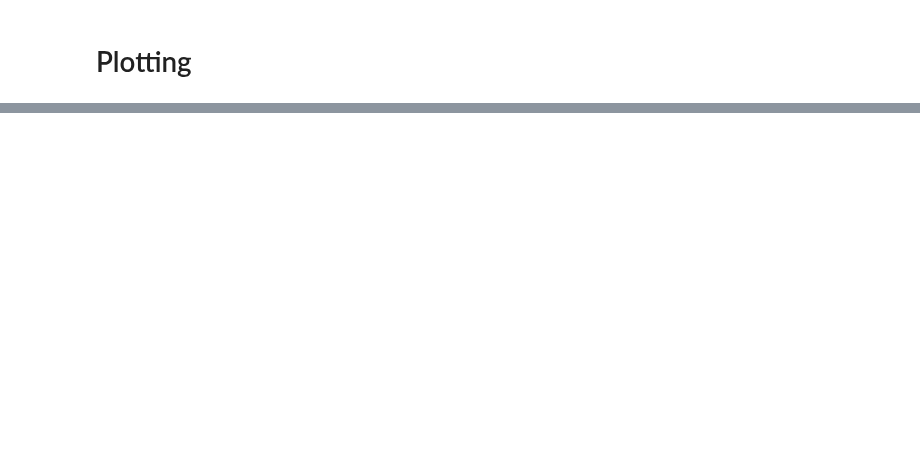
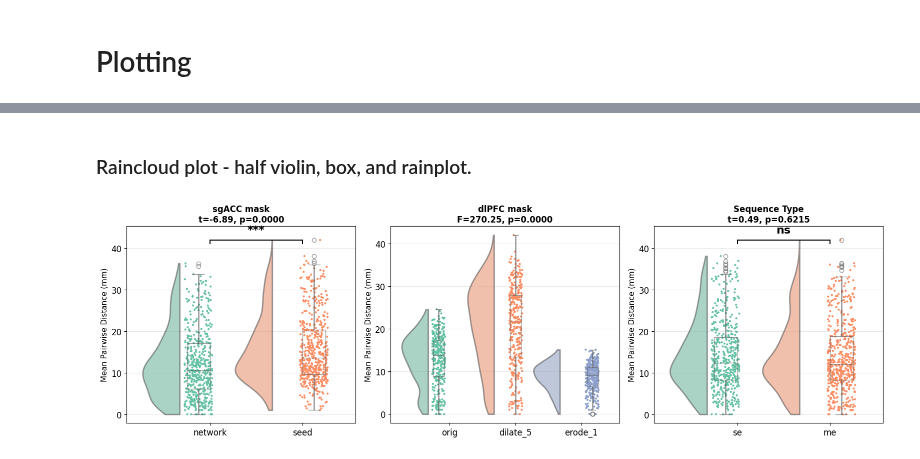
Before and after one commit to aboharbf/TMS-Targeting-Pipeline, a Jupyter notebook: main.ipynb, the cells around one changed output, grey strips where cells are left out. Saved outputs shown, nothing was run; the diff lists cells and outputs as text; code cells hidden in the pictures; blank space fills up the shorter version.

Commit message:
Further updates, initial Rainplot modifications + configFunctions, manuscript folder.

```diff
--- a/main.ipynb
+++ b/main.ipynb
@@ -118,15 +153,24 @@ plt.show()
+# %% [markdown]
+### Raincloud plot - half violin, box, and rainplot.
 # %%
 fig, axes = plt.subplots(1, 3, figsize=(16, 5))
 
-for idx, var in enumerate(groupVars):
+for idx, (var, varPlot) in enumerate(zip(groupVars, groupVarNames)):
     # Create raincloud plot
-    pt.RainCloud(data=combodf, x=var, y='mean_distance', ax=axes[idx], palette='Set2', bw=0.3, width_viol=0.8, width_box=0.3,
-        orient='v', alpha=0.6, dodge=True, point_size=3, linewidth=2)
+    testVar = pt.RainCloud(data=combodf, x=var, y='mean_distance', ax=axes[idx],
+        palette='Set2', hue=var, bw=0.3, width_viol=0.8, width_box=0.5,
+        orient='v', alpha=0.6, dodge=True, pointplot=False, point_size=3,
+        linewidth=2, jitter=0.3)
 
     # Get unique groups
     groups = combodf[var].unique()
     group_data = [combodf[combodf[var] == val]['mean_distance'].dropna()
                   for val in groups]
+
+    # Open up the plot to ensure the peaks for each distribution are visible.
+    percSpread = 0.4 # Defines how much you want to extend past current limits.
+    xmin, xmax = axes[idx].get_xlim()
+    axes[idx].set_xlim((xmin-(percSpread), xmax+(percSpread)))
 
     # Perform statistical test (t-test for 2 groups, ANOVA for more)
     if len(groups) == 2:
@@ -143,35 +187,39 @@ for idx, var in enumerate(groupVars):
         # Draw bracket line
         axes[idx].plot([0, 1], [line_height, line_height], 'k-', linewidth=1.5)
         axes[idx].plot([0, 0], [line_height - 0.02 * y_range, line_height], 'k-', linewidth=1.5)
         axes[idx].plot([1, 1], [line_height - 0.02 * y_range, line_height], 'k-', linewidth=1.5)
 
         # Add star based on significance level
         if p_val < 0.001:
             star = '***'
         elif p_val < 0.01:
             star = '**'
         elif p_val < 0.05:
             star = '*'
         else:
             star = 'ns'
 
-        axes[idx].text(0.5, star_height, star, ha='center', va='bottom',
-                      fontsize=16, fontweight='bold')
+        axes[idx].text(0.5, star_height, star, ha='center', va='bottom', fontsize=16, fontweight='bold')
 
         # Adjust y-axis to accommodate the bracket
         axes[idx].set_ylim(y_min - 0.05 * y_range, star_height + 0.05 * y_range)
 
     else:
         # ANOVA for more than 2 groups
         stat, p_val = f_oneway(*group_data)
         stat_name = 'F'
 
     # Add title with statistics
-    axes[idx].set_title(f'{var}\n{stat_name}={stat:.2f}, p={p_val:.4f}',
+    axes[idx].set_title(f'{varPlot}\n{stat_name}={stat:.2f}, p={p_val:.4f}',
                         fontsize=12, fontweight='bold')
-    axes[idx].set_xlabel(var, fontsize=11)
+    axes[idx].set_xlabel('', fontsize=11)
     axes[idx].set_ylabel('Mean Pairwise Distance (mm)', fontsize=11)
-    axes[idx].tick_params(axis='x')
+    # axes[idx].tick_params(axis='x')
+
+    xmin, xmax = plt.xlim()
 
 plt.tight_layout()
+plt.savefig('Rainplot.svg')
 plt.show()
+# %% [output]
+[figure, added]
```
Also changed, not shown: parts of 9 cells of this notebook, 7 other files.
